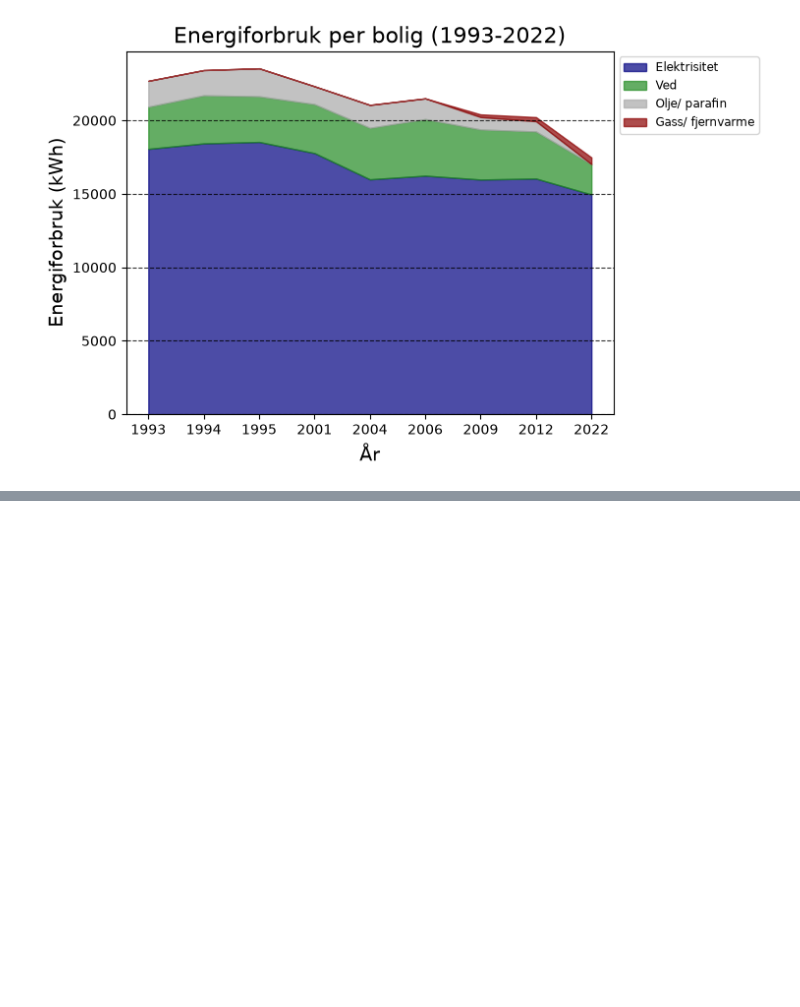
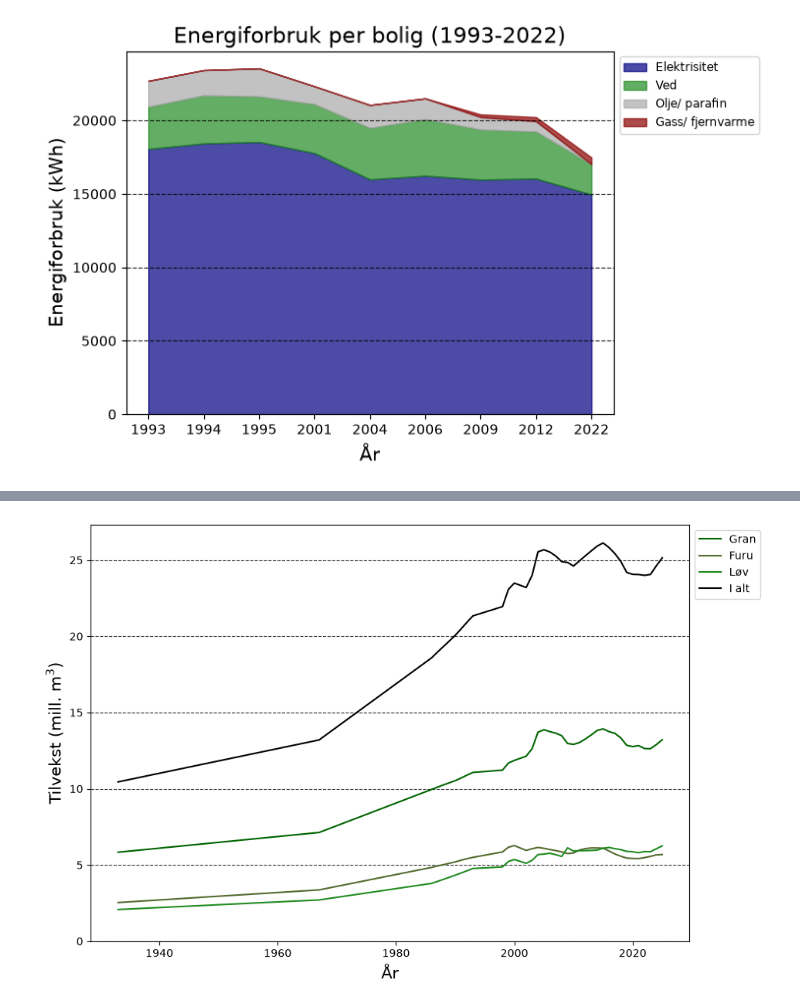
Before and after one commit to Oyvind-Aas/Electricity_and_Energy, a Jupyter notebook: Electricity_exploring.ipynb, the cells around one changed output, grey strips where cells are left out. Saved outputs shown, nothing was run; the diff lists cells and outputs as text; code cells hidden in the pictures; blank space fills up the shorter version.

```diff
--- a/Electricity_exploring.ipynb
+++ b/Electricity_exploring.ipynb
@@ -118,0 +154,22 @@ plt.grid(axis='y', linestyle='--', alpha=0.8, color ='black')
+# %%
+tilvekst = df.filter(regex='Tilvekst$')
+
+i_alt = tilvekst.iloc[0]
+gran = tilvekst.iloc[1]
+furu = tilvekst.iloc[2]
+lauv = tilvekst.iloc[3]
+# %%
+plt.figure(figsize=(10,7))
+plt.plot(aar, gran / 1e3, color = 'darkgreen', label = 'Gran', alpha = 1)
+plt.plot(aar, furu / 1e3, color = 'darkolivegreen', label = 'Furu', alpha = 1)
+plt.plot(aar, lauv/ 1e3, color = 'forestgreen', label = 'Løv', alpha = 1)
+
+plt.plot(aar, i_alt / 1e3 , color = 'black', label = 'I alt')
+
+plt.ylabel(r'Tilvekst (mill. m$^3$)', fontsize = 15)
+plt.xlabel('År', fontsize = 15)
+plt.ylim(bottom=0)
+plt.legend(fontsize='medium', loc='upper left', bbox_to_anchor=(1, 1))
+plt.grid(axis='y', linestyle='--', alpha=0.8, color ='black')
+# %% [output]
+[figure, added]
```
Also changed, not shown: parts of 6 cells of this notebook.
